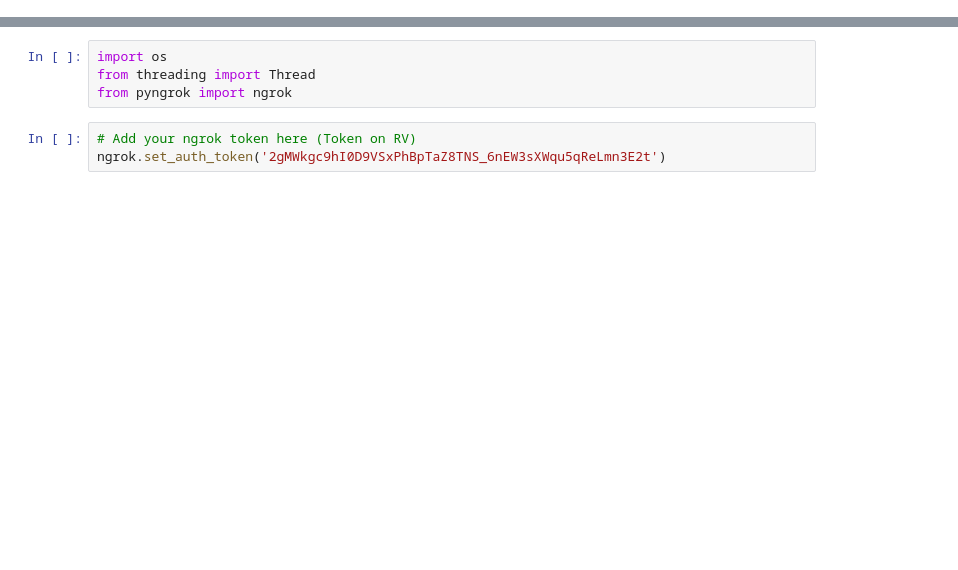
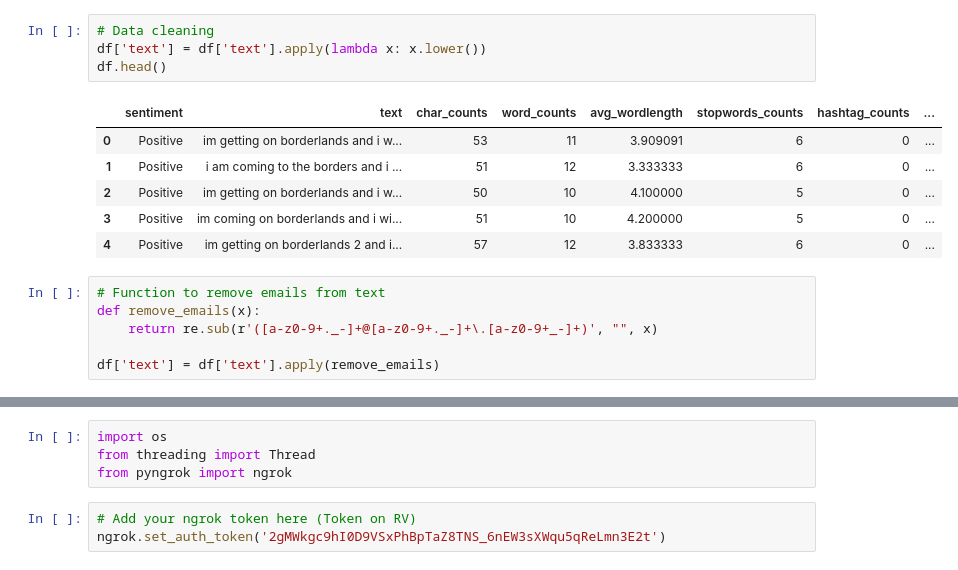
Before and after one commit to RoshaniVijayan/TwitterSentimentAnalysis, a Jupyter notebook: Run_streamlit_app_Colab_ngrok.ipynb, the cells around one changed output, grey strips where cells are left out. Saved outputs shown, nothing was run; the diff lists cells and outputs as text; blank space fills up the shorter version.

```diff
--- a/Run_streamlit_app_Colab_ngrok.ipynb
+++ b/Run_streamlit_app_Colab_ngrok.ipynb
@@ -6,0 +104,17 @@ fatal: destination path 'TwitterSentimentAnalysis' already exists and is not an
+# %%
+# Data cleaning
+df['text'] = df['text'].apply(lambda x: x.lower())
+df.head()
+# %% [output]
+|  | sentiment | text | char_counts | word_counts | avg_wordlength | stopwords_counts | hashtag_counts | ... |
+| 0 | Positive | im getting on borderlands and i w... | 53 | 11 | 3.909091 | 6 | 0 | ... |
+| 1 | Positive | i am coming to the borders and i ... | 51 | 12 | 3.333333 | 6 | 0 | ... |
+| 2 | Positive | im getting on borderlands and i w... | 50 | 10 | 4.100000 | 5 | 0 | ... |
+| 3 | Positive | im coming on borderlands and i wi... | 51 | 10 | 4.200000 | 5 | 0 | ... |
+| 4 | Positive | im getting on borderlands 2 and i... | 57 | 12 | 3.833333 | 6 | 0 | ... |
+# %%
+# Function to remove emails from text
+def remove_emails(x):
+    return re.sub(r'([a-z0-9+._-]+@[a-z0-9+._-]+\.[a-z0-9+_-]+)', "", x)
+
+df['text'] = df['text'].apply(remove_emails)
```
Also changed, not shown: parts of 18 cells of this notebook.
